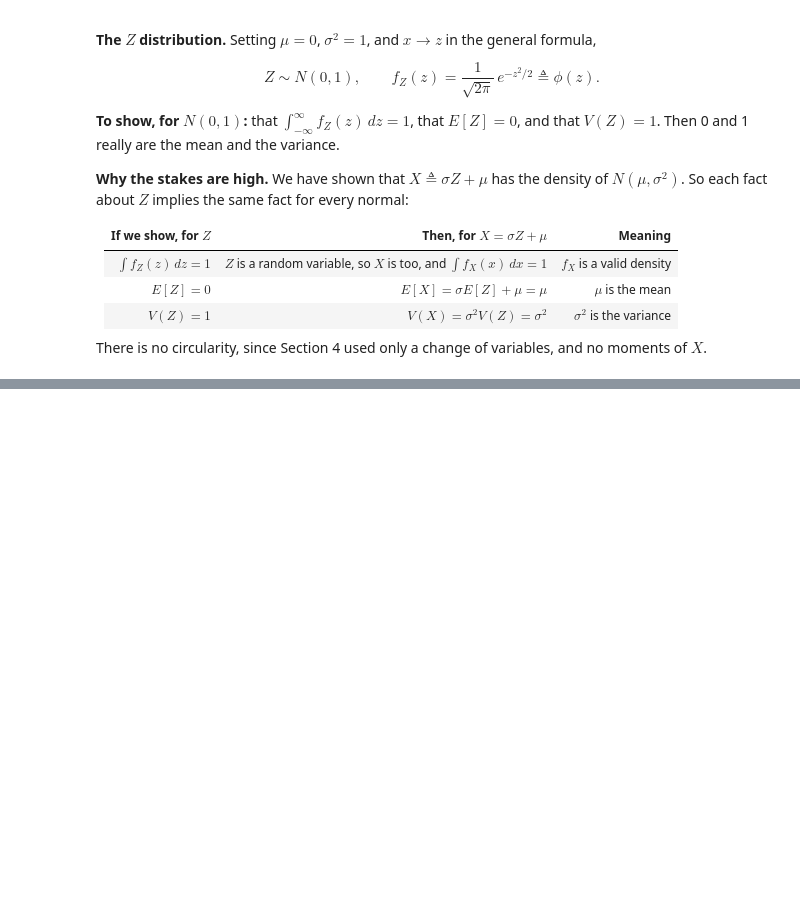
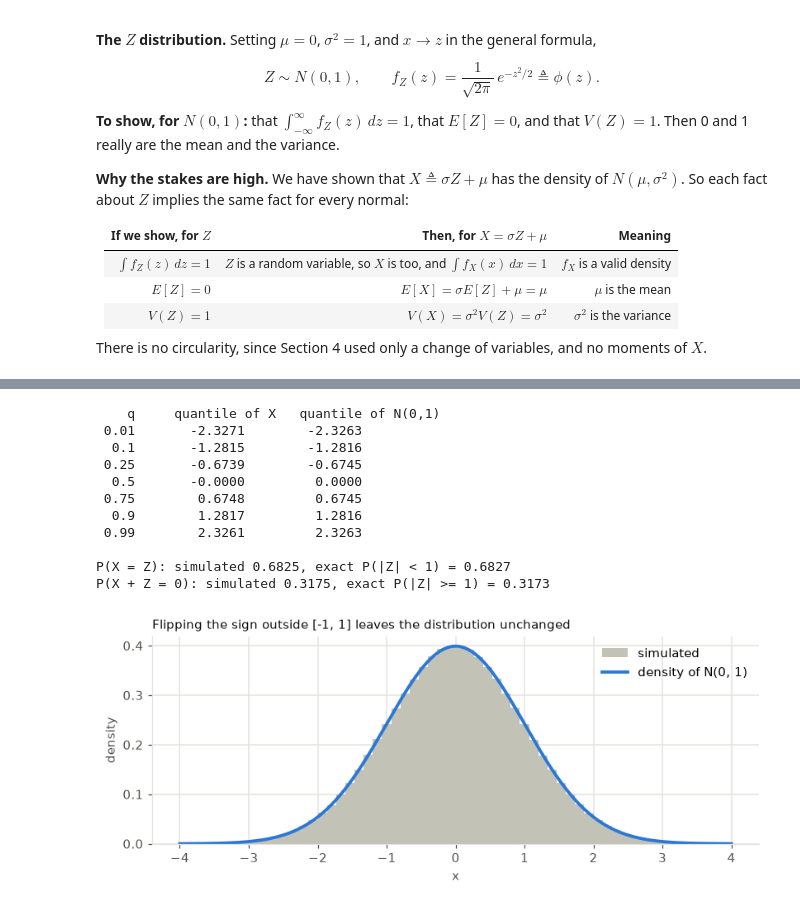
Before and after one commit to aldair-ai/probability-statistics-study-guide, a Jupyter notebook: module-04-normal-distribution/session-01-normal-distribution/notes.ipynb, the cells around one changed output, grey strips where cells are left out. Drawn from its saved outputs; the diff is of its cells as text; code cells hidden in the pictures; blank space fills up the shorter version.

Commit message:
Add module 04 session 1 notes, part 2: Gaussian integral, mean, variance and a sign flip

```diff
--- a/module-04-normal-distribution/session-01-normal-distribution/notes.ipynb
+++ b/module-04-normal-distribution/session-01-normal-distribution/notes.ipynb
@@ -196,0 +324,32 @@ There is no circularity, since Section 4 used only a change of variables, and no
+# %%
+Z = rng.standard_normal(2_000_000)
+X = np.where(np.abs(Z) < 1, Z, -Z)
+
+print("    q     quantile of X   quantile of N(0,1)")
+for q in [0.01, 0.1, 0.25, 0.5, 0.75, 0.9, 0.99]:
+    print(f"{q:5}     {np.quantile(X, q):9.4f}      {norm.ppf(q):9.4f}")
+
+S = X + Z
+print(f"\nP(X = Z): simulated {np.mean(X == Z):.4f}, exact P(|Z| < 1) = {norm.cdf(1) - norm.cdf(-1):.4f}")
+print(f"P(X + Z = 0): simulated {np.mean(S == 0):.4f}, exact P(|Z| >= 1) = {2 * norm.sf(1):.4f}")
+
+fig, ax = plt.subplots(figsize=(7.5, 3.2))
+hist_vs_density(ax, X, normal_pdf, -4, 4, "density of N(0, 1)")
+ax.set(xlabel="x", ylabel="density")
+ax.legend(frameon=False)
+ax.set_title("Flipping the sign outside [-1, 1] leaves the distribution unchanged", color=INK, loc="left", fontsize=10)
+plt.tight_layout()
+plt.show()
+# %% [output]
+    q     quantile of X   quantile of N(0,1)
+ 0.01       -2.3271        -2.3263
+  0.1       -1.2815        -1.2816
+ 0.25       -0.6739        -0.6745
+  0.5       -0.0000         0.0000
+ 0.75        0.6748         0.6745
+  0.9        1.2817         1.2816
+ 0.99        2.3261         2.3263
+
+P(X = Z): simulated 0.6825, exact P(|Z| < 1) = 0.6827
+P(X + Z = 0): simulated 0.3175, exact P(|Z| >= 1) = 0.3173
+[figure, added]
```
Also changed, not shown: parts of 8 cells of this notebook.
